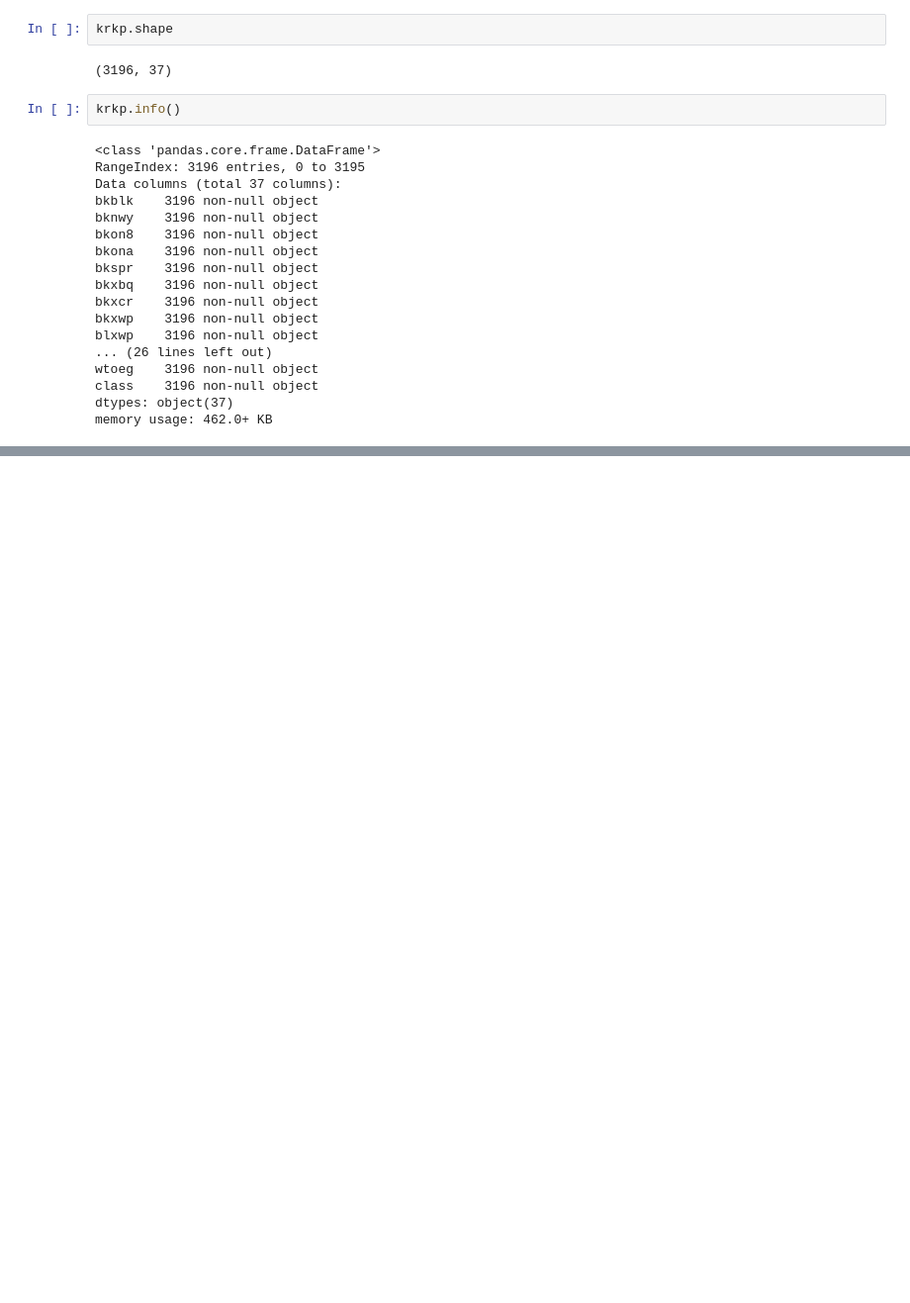
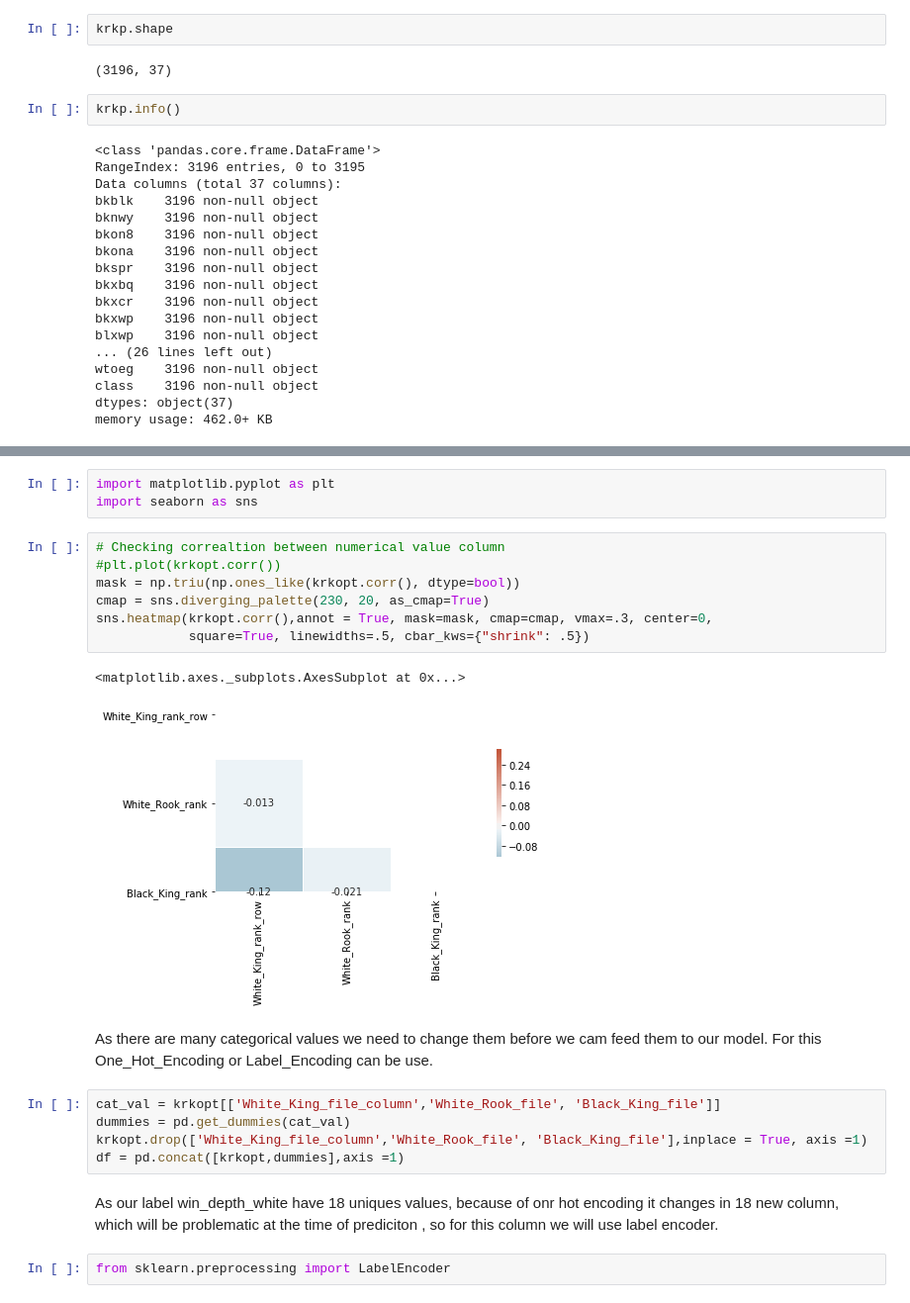
Before and after one commit to pratibha-gupta/Chess_Endgame, a Jupyter notebook: CHESS.ipynb, the cells around one changed output, grey strips where cells are left out. Shown at 99% size. Saved outputs shown, nothing was run; the diff lists cells and outputs as text; blank space fills up the shorter version.

```diff
--- a/CHESS.ipynb
+++ b/CHESS.ipynb
@@ -75,0 +117,24 @@ memory usage: 462.0+ KB
+# %%
+import matplotlib.pyplot as plt
+import seaborn as sns
+# %%
+# Checking correaltion between numerical value column
+#plt.plot(krkopt.corr())
+mask = np.triu(np.ones_like(krkopt.corr(), dtype=bool))
+cmap = sns.diverging_palette(230, 20, as_cmap=True)
+sns.heatmap(krkopt.corr(),annot = True, mask=mask, cmap=cmap, vmax=.3, center=0,
+            square=True, linewidths=.5, cbar_kws={"shrink": .5})
+# %% [output]
+<matplotlib.axes._subplots.AxesSubplot at 0x...>
+[figure, added]
+# %% [markdown]
+As there are many categorical values we need to change them before we cam feed them to our model. For this One_Hot_Encoding or Label_Encoding can be use.
+# %%
+cat_val = krkopt[['White_King_file_column','White_Rook_file', 'Black_King_file']]
+dummies = pd.get_dummies(cat_val)
+krkopt.drop(['White_King_file_column','White_Rook_file', 'Black_King_file'],inplace = True, axis =1)
+df = pd.concat([krkopt,dummies],axis =1)
+# %% [markdown]
+As our label win_depth_white have 18 uniques values, because of onr hot encoding it changes in 18 new column, which will be problematic at the time of prediciton , so for this column we will use label encoder.
+# %%
+from sklearn.preprocessing import LabelEncoder
```
Also changed, not shown: parts of 13 cells of this notebook.
